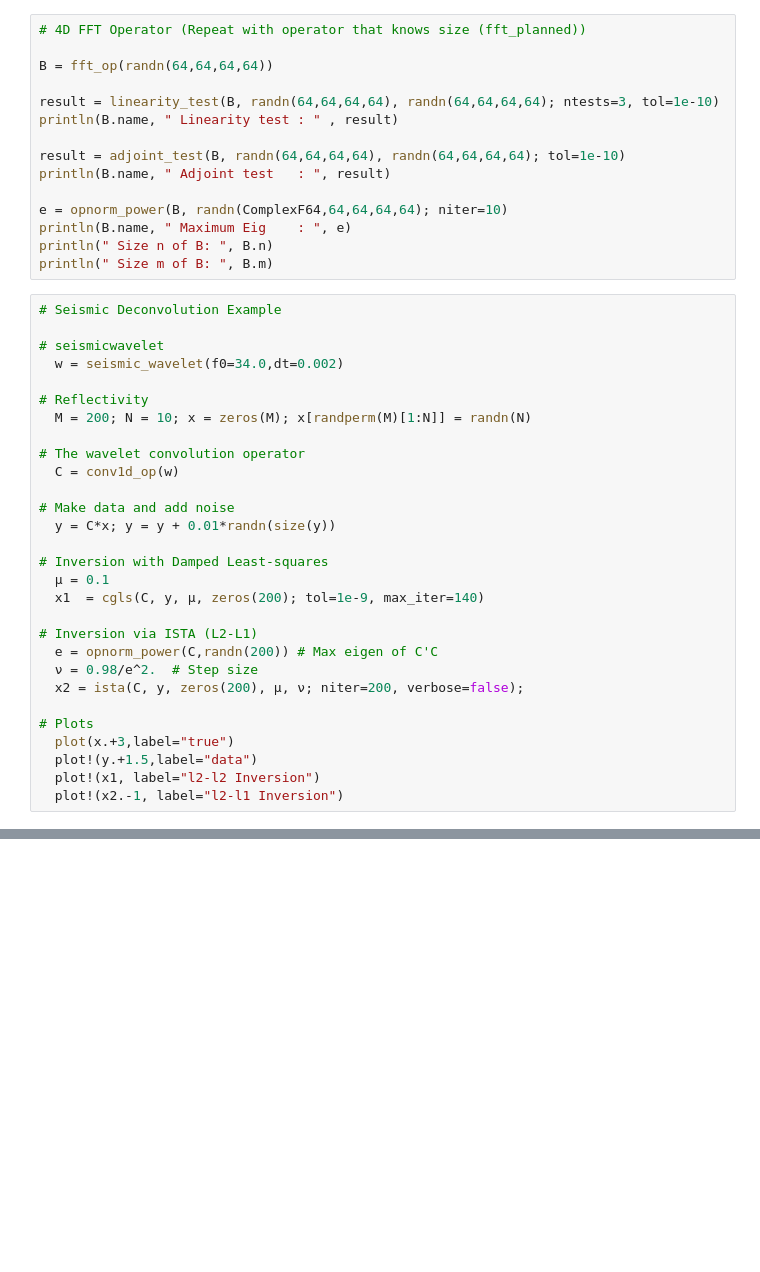
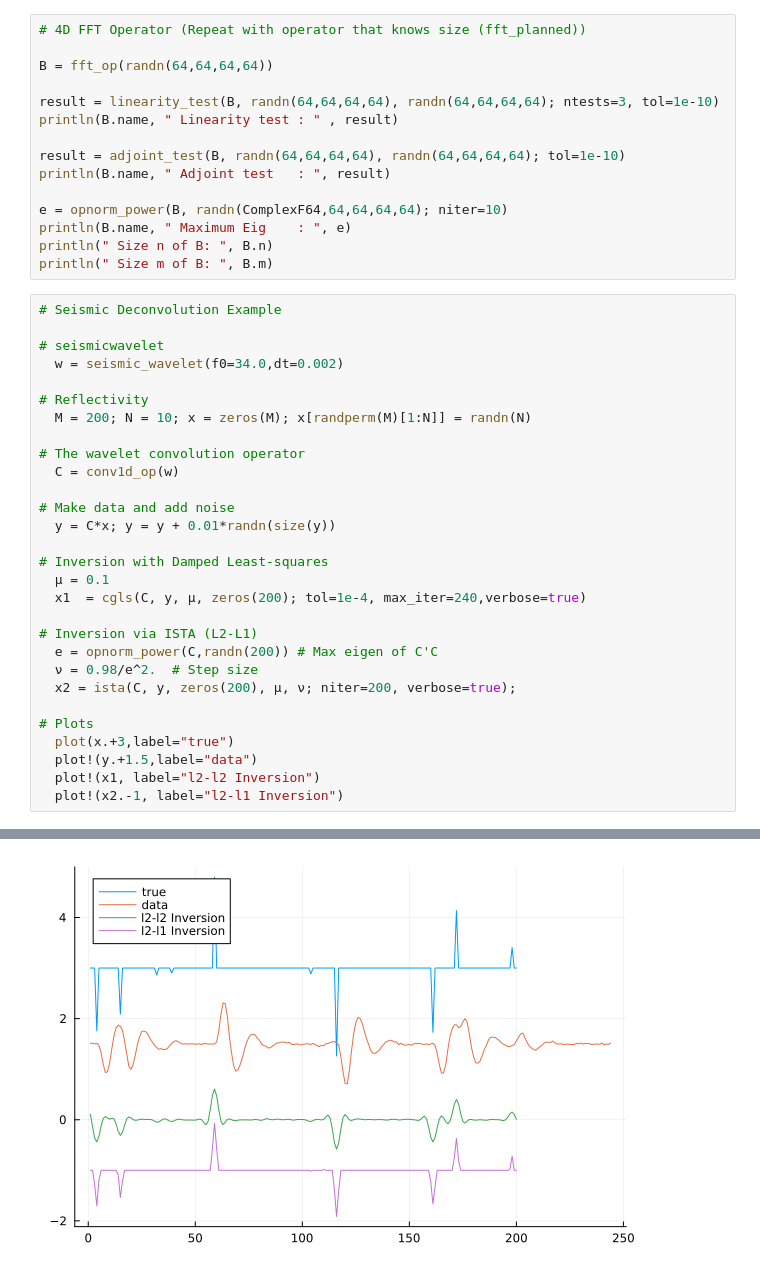
Before and after one commit to msacchi/MiniOps, a Jupyter notebook: demos/00_demo.ipynb, the cells around one changed output, grey strips where cells are left out. Drawn from its saved outputs; the diff is of its cells as text; blank space fills up the shorter version.

```diff
--- a/demos/00_demo.ipynb
+++ b/demos/00_demo.ipynb
@@ -147,15 +139,16 @@ println(" Size m of B: ", B.m)
 
 # Inversion with Damped Least-squares
   μ = 0.1
-  x1  = cgls(C, y, μ, zeros(200); tol=1e-9, max_iter=140)
+  x1  = cgls(C, y, μ, zeros(200); tol=1e-4, max_iter=240,verbose=true)
 
 # Inversion via ISTA (L2-L1)
   e = opnorm_power(C,randn(200)) # Max eigen of C'C
   ν = 0.98/e^2.  # Step size
-  x2 = ista(C, y, zeros(200), μ, ν; niter=200, verbose=false);
+  x2 = ista(C, y, zeros(200), μ, ν; niter=200, verbose=true);
 
 # Plots
   plot(x.+3,label="true")
   plot!(y.+1.5,label="data")
   plot!(x1, label="l2-l2 Inversion")
   plot!(x2.-1, label="l2-l1 Inversion")
+# %% [output]
@@ -161,0 +172 @@ println(" Size m of B: ", B.m)
+[figure, added]
```
Also changed, not shown: parts of 2 cells of this notebook, 4 other files.
